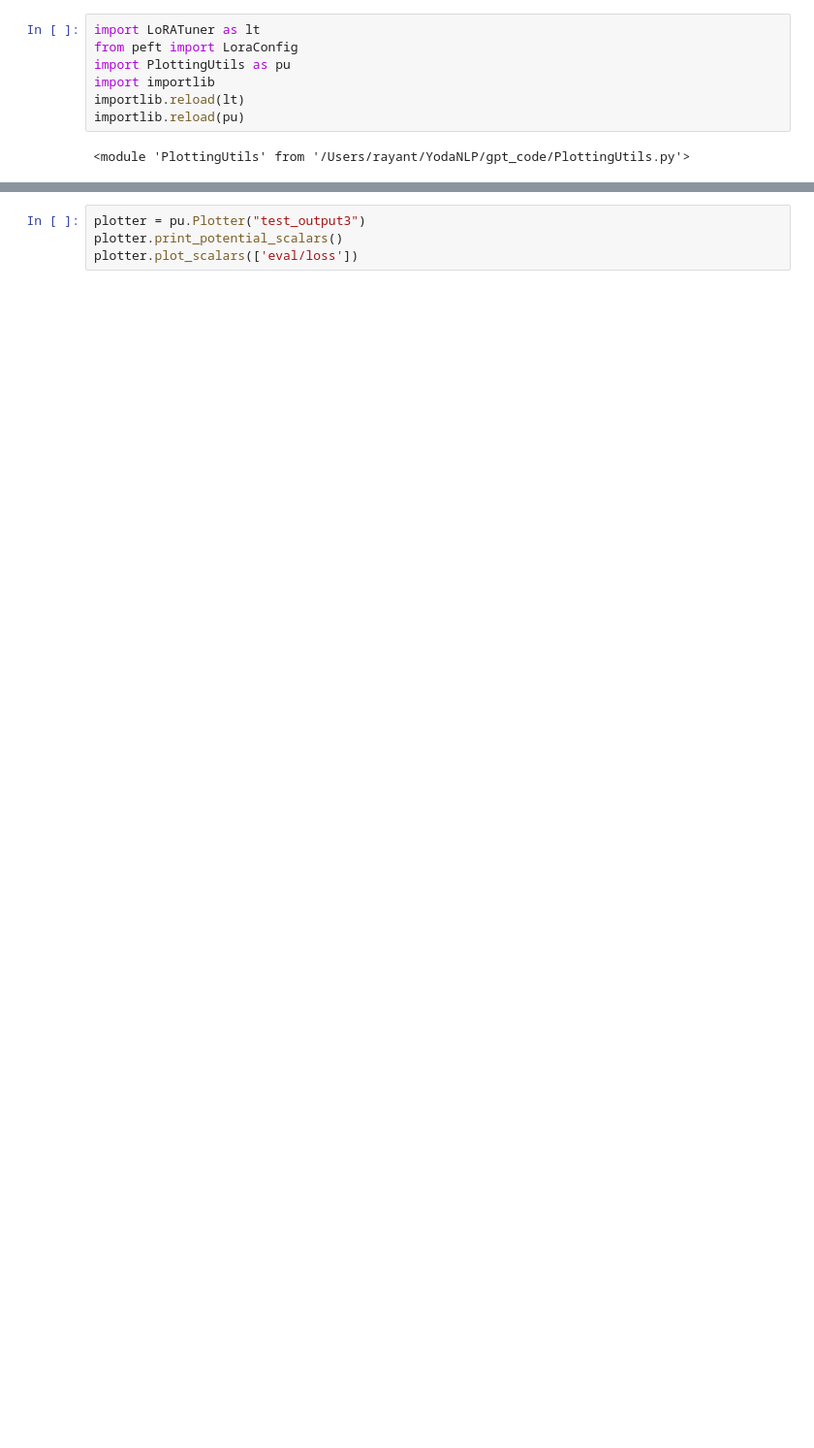
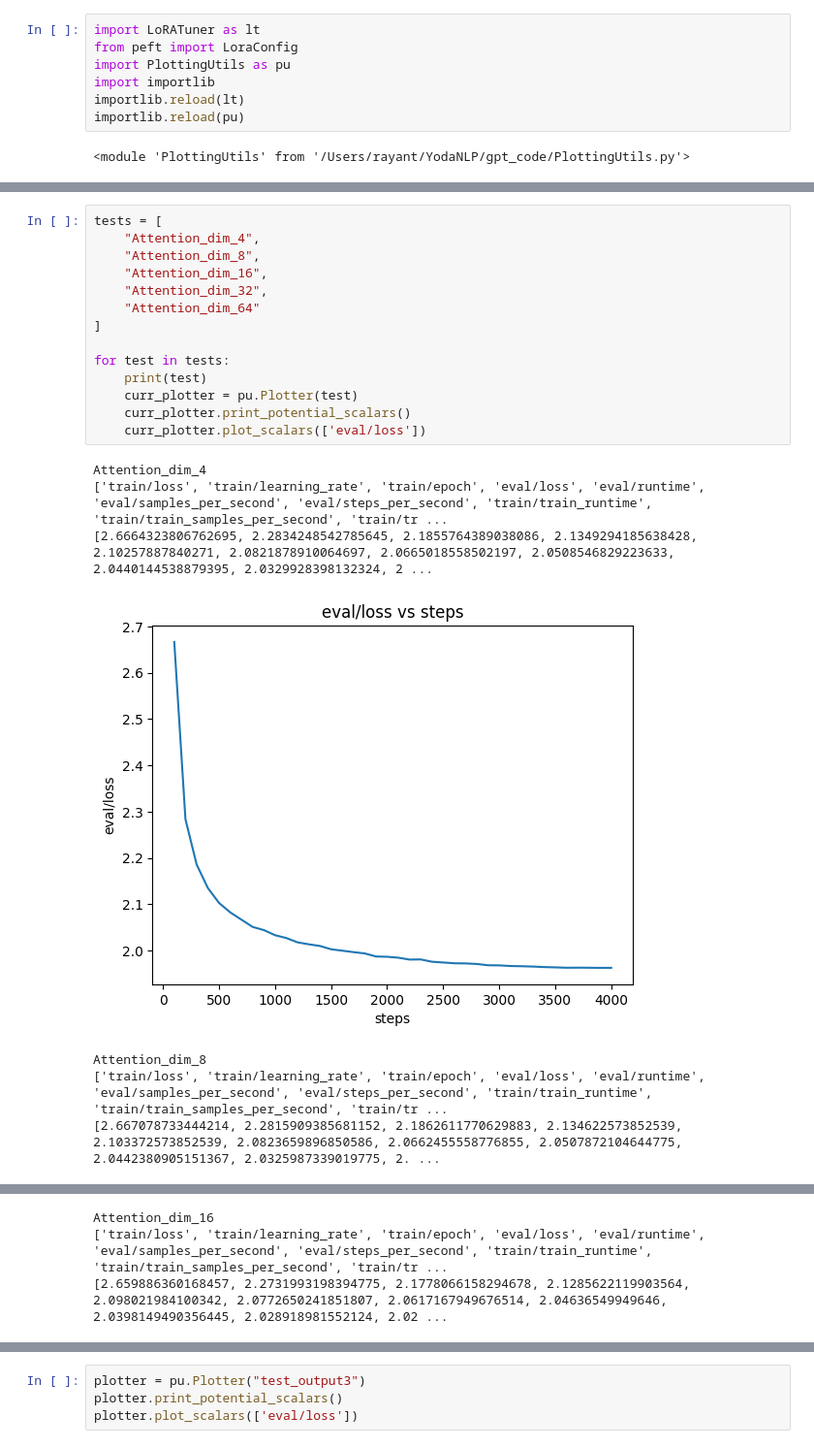
Before and after one commit to webs8328/YodaNLP, a Jupyter notebook: gpt_code/LoRA.ipynb, the cells around one changed output, grey strips where cells are left out. Shown at 97% size. Drawn from its saved outputs; the diff is of its cells as text; blank space fills up the shorter version.

```diff
--- a/gpt_code/LoRA.ipynb
+++ b/gpt_code/LoRA.ipynb
@@ -131,0 +347,22 @@ for i in attention_dim_vals:
+# %%
+tests = [
+    "Attention_dim_4",
+    "Attention_dim_8",
+    "Attention_dim_16",
+    "Attention_dim_32",
+    "Attention_dim_64"
+]
+
+for test in tests:
+    print(test)
+    curr_plotter = pu.Plotter(test)
+    curr_plotter.print_potential_scalars()
+    curr_plotter.plot_scalars(['eval/loss'])
+# %% [output]
+Attention_dim_4
+['train/loss', 'train/learning_rate', 'train/epoch', 'eval/loss', 'eval/runtime', 'eval/samples_per_second', 'eval/steps_per_second', 'train/train_runtime', 'train/train_samples_per_second', 'train/tr ...
+[2.6664323806762695, 2.2834248542785645, 2.1855764389038086, 2.1349294185638428, 2.10257887840271, 2.0821878910064697, 2.0665018558502197, 2.0508546829223633, 2.0440144538879395, 2.0329928398132324, 2 ...
+[figure, added]
+Attention_dim_8
+['train/loss', 'train/learning_rate', 'train/epoch', 'eval/loss', 'eval/runtime', 'eval/samples_per_second', 'eval/steps_per_second', 'train/train_runtime', 'train/train_samples_per_second', 'train/tr ...
+[2.667078733444214, 2.2815909385681152, 2.1862611770629883, 2.134622573852539, 2.103372573852539, 2.0823659896850586, 2.0662455558776855, 2.0507872104644775, 2.0442380905151367, 2.0325987339019775, 2. ...
@@ -131,0 +370,3 @@ for i in attention_dim_vals:
+Attention_dim_16
+['train/loss', 'train/learning_rate', 'train/epoch', 'eval/loss', 'eval/runtime', 'eval/samples_per_second', 'eval/steps_per_second', 'train/train_runtime', 'train/train_samples_per_second', 'train/tr ...
+[2.659886360168457, 2.2731993198394775, 2.1778066158294678, 2.1285622119903564, 2.098021984100342, 2.0772650241851807, 2.0617167949676514, 2.04636549949646, 2.0398149490356445, 2.028918981552124, 2.02 ...
```
Also changed, not shown: parts of 18 cells of this notebook, 2 other files.
